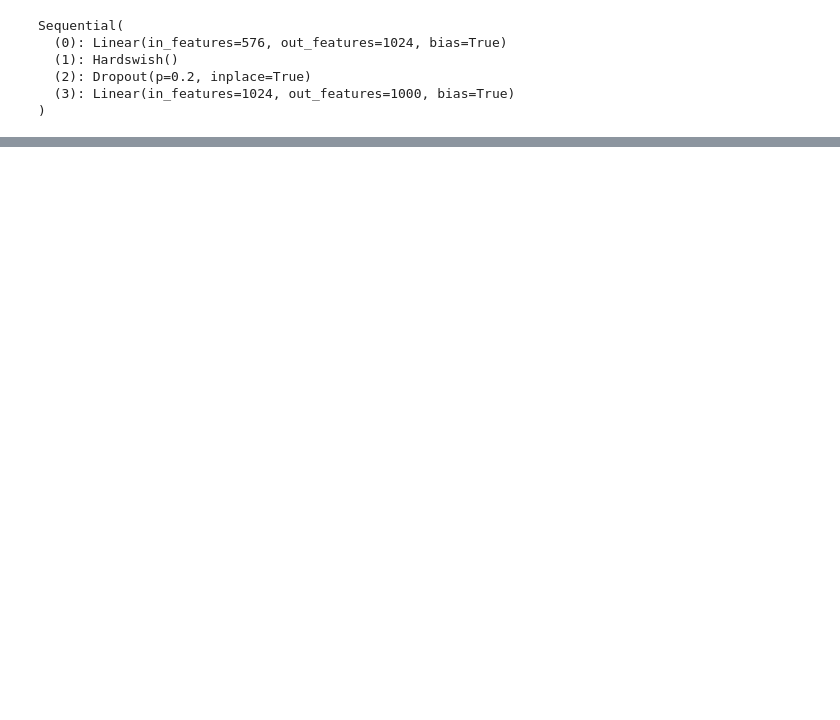
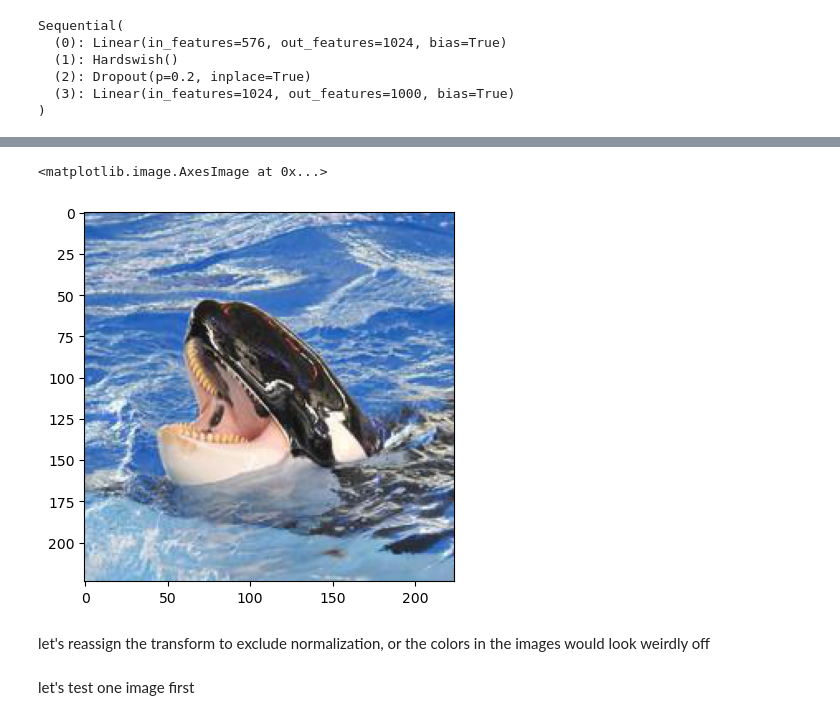
Before and after one commit to atmosinf/ml_practice, a Jupyter notebook: pytorch/transfer_learning/transfer_learning_1.ipynb, the cells around one changed output, grey strips where cells are left out. Cells and saved outputs as stored; diff of their text form; code cells hidden in the pictures; blank space fills up the shorter version.

```diff
--- a/pytorch/transfer_learning/transfer_learning_1.ipynb
+++ b/pytorch/transfer_learning/transfer_learning_1.ipynb
@@ -255,0 +388,10 @@ from torch
+# %%
+# without norm
+sampleimagereshaped = np.transpose(sampleimage[0], (1,2,0))
+plt.style.use('default')
+plt.imshow(sampleimagereshaped)
+# %% [output]
+<matplotlib.image.AxesImage at 0x...>
+[figure, added]
+# %% [markdown]
+let's reassign the transform to exclude normalization, or the colors in the images would look weirdly off
@@ -255,0 +415,2 @@ from torch
+# %% [markdown]
+let's test one image first
```
Also changed, not shown: parts of 98 cells of this notebook, 2 other files.
